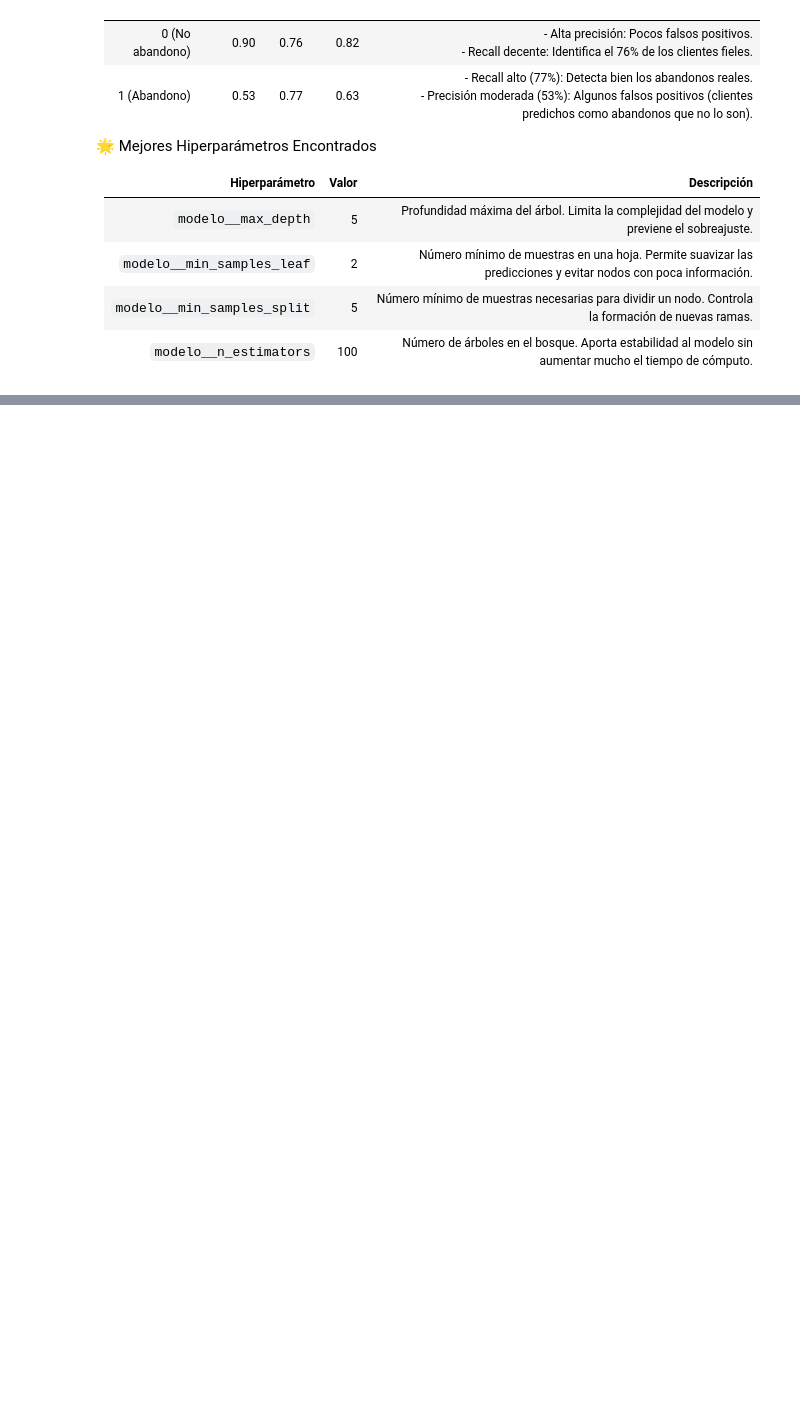
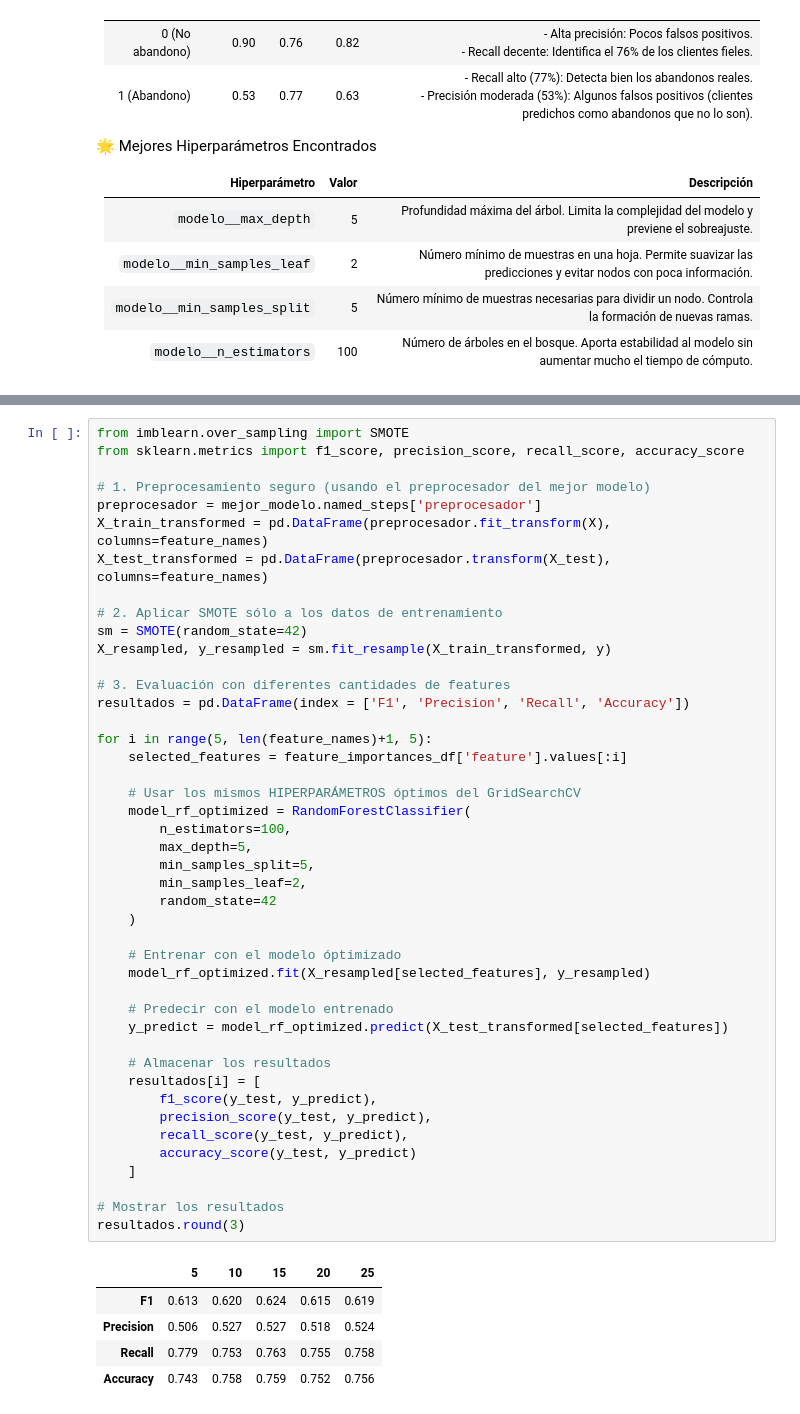
Before and after one commit to WLozanoH/TelecomX-Churn-Prediction-ML, a Jupyter notebook: churn_prediction_ML.ipynb, the cells around one changed output, grey strips where cells are left out. Drawn from its saved outputs; the diff is of its cells as text; blank space fills up the shorter version.

```diff
--- a/churn_prediction_ML.ipynb
+++ b/churn_prediction_ML.ipynb
@@ -765,0 +805,50 @@ Mejores parámetros encontrados:
+# %%
+from imblearn.over_sampling import SMOTE
+from sklearn.metrics import f1_score, precision_score, recall_score, accuracy_score
+
+# 1. Preprocesamiento seguro (usando el preprocesador del mejor modelo)
+preprocesador = mejor_modelo.named_steps['preprocesador']
+X_train_transformed = pd.DataFrame(preprocesador.fit_transform(X), columns=feature_names)
+X_test_transformed = pd.DataFrame(preprocesador.transform(X_test), columns=feature_names)
+
+# 2. Aplicar SMOTE sólo a los datos de entrenamiento
+sm = SMOTE(random_state=42)
+X_resampled, y_resampled = sm.fit_resample(X_train_transformed, y)
+
+# 3. Evaluación con diferentes cantidades de features
+resultados = pd.DataFrame(index = ['F1', 'Precision', 'Recall', 'Accuracy'])
+
+for i in range(5, len(feature_names)+1, 5):
+    selected_features = feature_importances_df['feature'].values[:i]
+
+    # Usar los mismos HIPERPARÁMETROS óptimos del GridSearchCV
+    model_rf_optimized = RandomForestClassifier(
+        n_estimators=100,
+        max_depth=5,
+        min_samples_split=5,
+        min_samples_leaf=2,
+        random_state=42
+    )
+
+    # Entrenar con el modelo óptimizado
+    model_rf_optimized.fit(X_resampled[selected_features], y_resampled)
+
+    # Predecir con el modelo entrenado
+    y_predict = model_rf_optimized.predict(X_test_transformed[selected_features])
+
+    # Almacenar los resultados
+    resultados[i] = [
+        f1_score(y_test, y_predict),
+        precision_score(y_test, y_predict),
+        recall_score(y_test, y_predict),
+        accuracy_score(y_test, y_predict)
+    ]
+
+# Mostrar los resultados
+resultados.round(3)
+# %% [output]
+|  | 5 | 10 | 15 | 20 | 25 |
+| F1 | 0.613 | 0.620 | 0.624 | 0.615 | 0.619 |
+| Precision | 0.506 | 0.527 | 0.527 | 0.518 | 0.524 |
+| Recall | 0.779 | 0.753 | 0.763 | 0.755 | 0.758 |
+| Accuracy | 0.743 | 0.758 | 0.759 | 0.752 | 0.756 |
```
Also changed, not shown: parts of 8 cells of this notebook.
